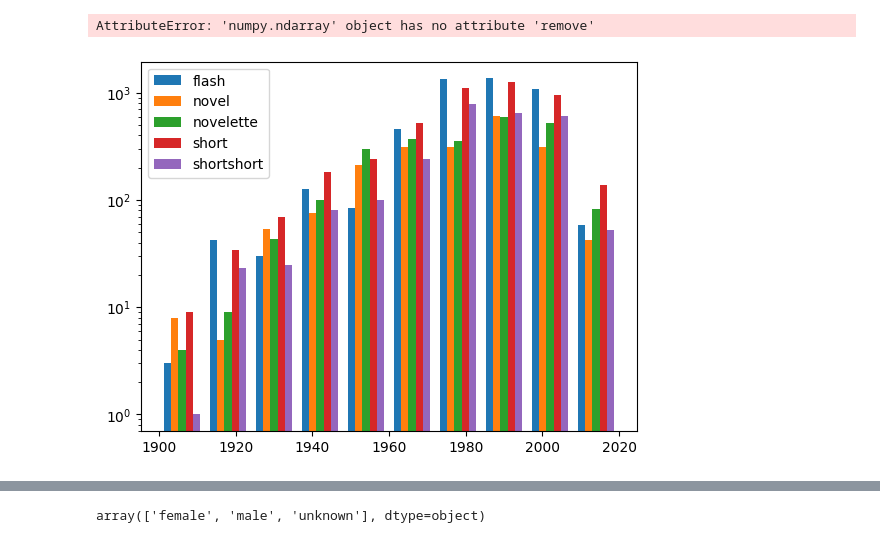
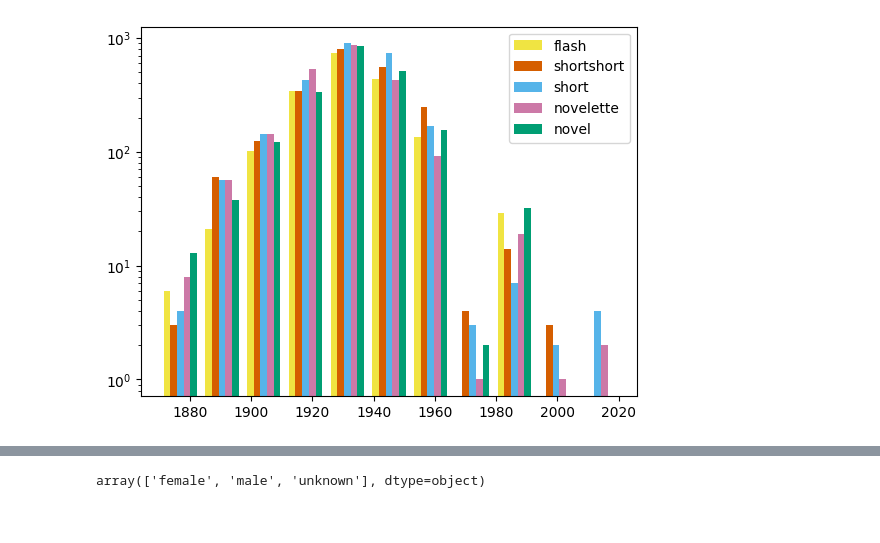
Before and after one commit to j-chowder/japanese_literature, a Jupyter notebook: eda.ipynb, the cells around one changed output, grey strips where cells are left out. Drawn from its saved outputs; the diff is of its cells as text; code cells hidden in the pictures.

```diff
--- a/eda.ipynb
+++ b/eda.ipynb
@@ -587,0 +156,6 @@ count
+# %%
+d = {}
+for type in np.unique_values(books['length_type']):
+    d[type] = books[books['length_type'] == type]['char_count'].describe()
+
+pd.DataFrame(d)
@@ -648,0 +280,4 @@ era_count
+# %%
+idx = books[books['inception'] < 1867].index
+
+books = books.drop(index=idx)
@@ -665,3 +331 @@ plt.show()
-# %%
-books['year_pub'] = books['year_pub'].astype(float)
 # %%
@@ -709,17 +373,23 @@ book_count_by_year('novel')
 # %%
 plots = []
-for type in np.unique_values(books['book_type'].astype(str)):
+for type in np.unique_values(books['length_type'].astype(str)):
     if type != 'nan':
-        plots.append(books[books['book_type'] == type]['year_pub'])
+        plots.append(books[books['length_type'] == type]['inception'])
 # %%
-types = np.unique_values(books['book_type'].astype(str))
+types = np.unique_values(books['length_type'].astype(str))
-# %% [output]
-AttributeError: 'numpy.ndarray' object has no attribute 'remove'
 # %%
-bins = np.linspace(1900, 2020,11)
-plt.hist(plots, bins=bins, label=['flash', 'novel', 'novelette', 'short', 'shortshort'], log=True)
-plt.legend(loc='upper left')
+palette_colors = [
+    '#F0E442',  # Yellow
+    '#D55E00',  # Red-orange
+    '#56B4E9',  # Sky blue
+    '#CC79A7',  # Pink
+    '#009E73',  # Green
+]
+
+bins = np.linspace(1870, 2020,12)
+plt.hist(plots, bins=bins, label=['flash', 'shortshort', 'short', 'novelette', 'novel'], log=True, color=palette_colors)
+plt.legend(loc='upper right')
 #'flash', 'novel', 'novelette', 'short', 'shortshort'
 plt.show()
 # %% [output]
-[figure, old version]
+[figure, new version]
```
Also changed, not shown: parts of 168 cells of this notebook, 1 other file.
